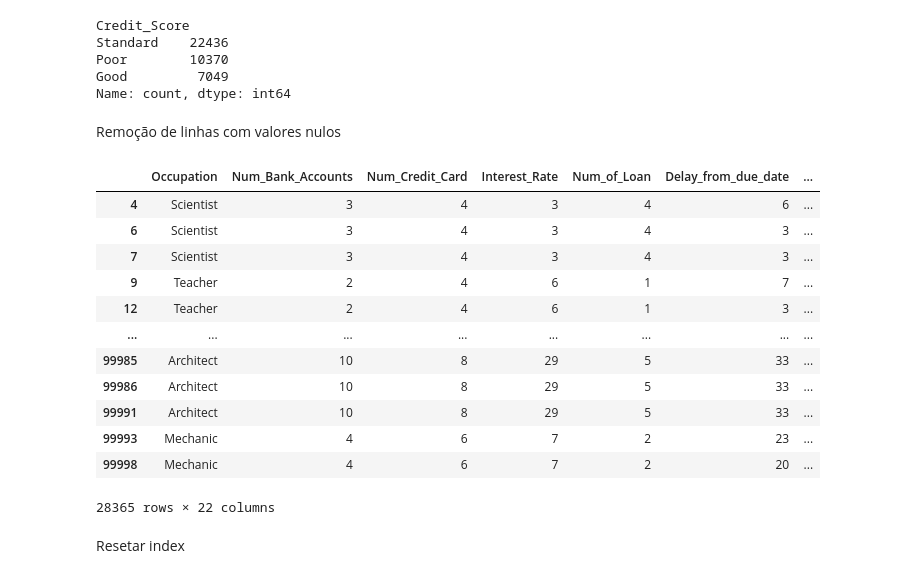
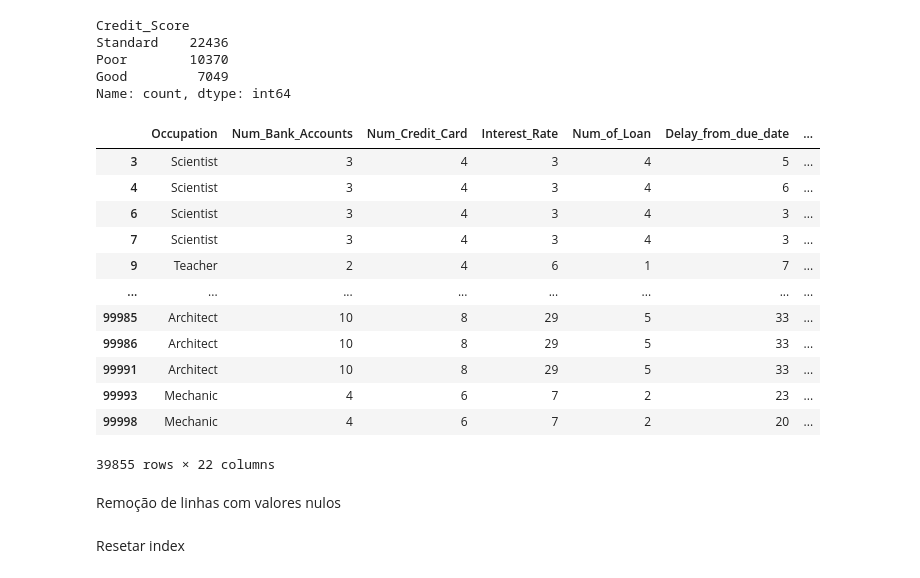
Before and after one commit to akemi-m/machine-learning, a Jupyter notebook: docs/arvore-decisao/decision-tree.ipynb, the cells around one changed output. Cells and saved outputs as stored; diff of their text form; code cells hidden in the pictures.

```diff
--- a/docs/arvore-decisao/decision-tree.ipynb
+++ b/docs/arvore-decisao/decision-tree.ipynb
@@ -695,24 +695,26 @@ Standard    22436
 Poor        10370
 Good         7049
 Name: count, dtype: int64
+# %%
+df
+# %% [output]
+|  | Occupation | Num_Bank_Accounts | Num_Credit_Card | Interest_Rate | Num_of_Loan | Delay_from_due_date | ... |
+| 3 | Scientist | 3 | 4 | 3 | 4 | 5 | ... |
+| 4 | Scientist | 3 | 4 | 3 | 4 | 6 | ... |
+| 6 | Scientist | 3 | 4 | 3 | 4 | 3 | ... |
+| 7 | Scientist | 3 | 4 | 3 | 4 | 3 | ... |
+| 9 | Teacher | 2 | 4 | 6 | 1 | 7 | ... |
+| ... | ... | ... | ... | ... | ... | ... | ... |
+| 99985 | Architect | 10 | 8 | 29 | 5 | 33 | ... |
+| 99986 | Architect | 10 | 8 | 29 | 5 | 33 | ... |
+| 99991 | Architect | 10 | 8 | 29 | 5 | 33 | ... |
+| 99993 | Mechanic | 4 | 6 | 7 | 2 | 23 | ... |
+| 99998 | Mechanic | 4 | 6 | 7 | 2 | 20 | ... |
+39855 rows × 22 columns
 # %% [markdown]
 Remoção de linhas com valores nulos
 # %%
-df.dropna()
+df = df.dropna()
-# %% [output]
-|  | Occupation | Num_Bank_Accounts | Num_Credit_Card | Interest_Rate | Num_of_Loan | Delay_from_due_date | ... |
-| 4 | Scientist | 3 | 4 | 3 | 4 | 6 | ... |
-| 6 | Scientist | 3 | 4 | 3 | 4 | 3 | ... |
-| 7 | Scientist | 3 | 4 | 3 | 4 | 3 | ... |
-| 9 | Teacher | 2 | 4 | 6 | 1 | 7 | ... |
-| 12 | Teacher | 2 | 4 | 6 | 1 | 3 | ... |
-| ... | ... | ... | ... | ... | ... | ... | ... |
-| 99985 | Architect | 10 | 8 | 29 | 5 | 33 | ... |
-| 99986 | Architect | 10 | 8 | 29 | 5 | 33 | ... |
-| 99991 | Architect | 10 | 8 | 29 | 5 | 33 | ... |
-| 99993 | Mechanic | 4 | 6 | 7 | 2 | 23 | ... |
-| 99998 | Mechanic | 4 | 6 | 7 | 2 | 20 | ... |
-28365 rows × 22 columns
 # %% [markdown]
 Resetar index
 # %%
```
Also changed, not shown: parts of 3 cells of this notebook, 4 other files.
